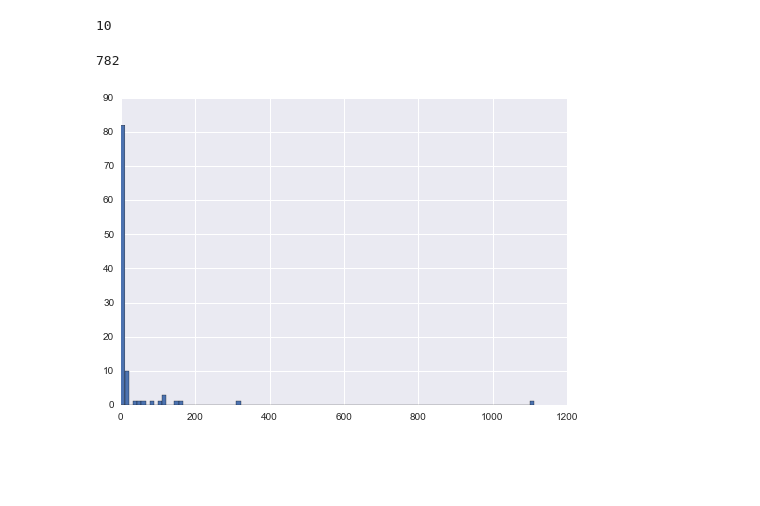
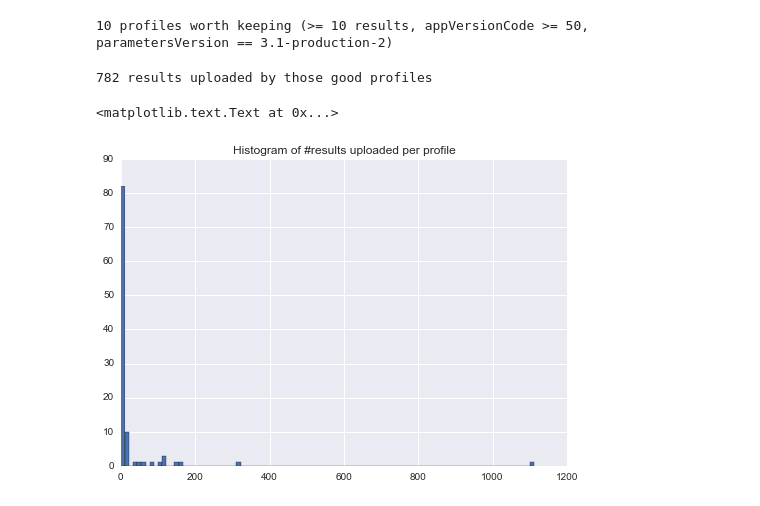
Before and after one commit to daydreaming-experiment/results, a Jupyter notebook: basic-stats.ipynb, the cells around one changed output. Saved outputs shown, nothing was run; the diff lists cells and outputs as text; code cells hidden in the pictures; blank space fills up the shorter version.

```diff
--- a/basic-stats.ipynb
+++ b/basic-stats.ipynb
@@ -16,22 +36,31 @@ len(results)
 # %%
+minAppVersionCode = 50
+parametersVersion = '3.1-production-2'
+min_n_results = 10
 good_profiles = [p for p in profiles
-                 if p['profile_data'].get('appVersionCode') >= 50
+                 if p['profile_data'].get('appVersionCode') >= minAppVersionCode
                  and '+' not in p['profile_data'].get('appVersionName')
-                 and p['n_results'] >= 10]
+                 and p['n_results'] >= min_n_results
+                 and p['profile_data'].get('parametersVersion') == parametersVersion]
 good_profile_ids = [p['id'] for p in good_profiles]
-len(good_profiles)
+print ("{n_profiles} profiles worth keeping (>= {min_n_results} results, "
+       "appVersionCode >= {minAppVersionCode}, parametersVersion == {parametersVersion})").format(
+            n_profiles=len(good_profiles), min_n_results=min_n_results,
+            minAppVersionCode=minAppVersionCode, parametersVersion=parametersVersion)
 # %% [output]
-10
+10 profiles worth keeping (>= 10 results, appVersionCode >= 50, parametersVersion == 3.1-production-2)
 # %%
 good_results = [r for r in results if r['profile_id'] in good_profile_ids]
-len(good_results)
+print "{} results uploaded by those good profiles".format(len(good_results))
 # %% [output]
-782
+782 results uploaded by those good profiles
 # %%
 all_n_results = [p['n_results'] for p in profiles]
 plt.hist(all_n_results, 100);
+plt.title("Histogram of #results uploaded per profile")
 # %% [output]
+<matplotlib.text.Text at 0x...>
-[figure, old version]
+[figure, new version]
 # %%
 def get_by_field(l, name, value):
     values = [item.get(name) for item in l]
```
Also changed, not shown: parts of 3 cells of this notebook.
